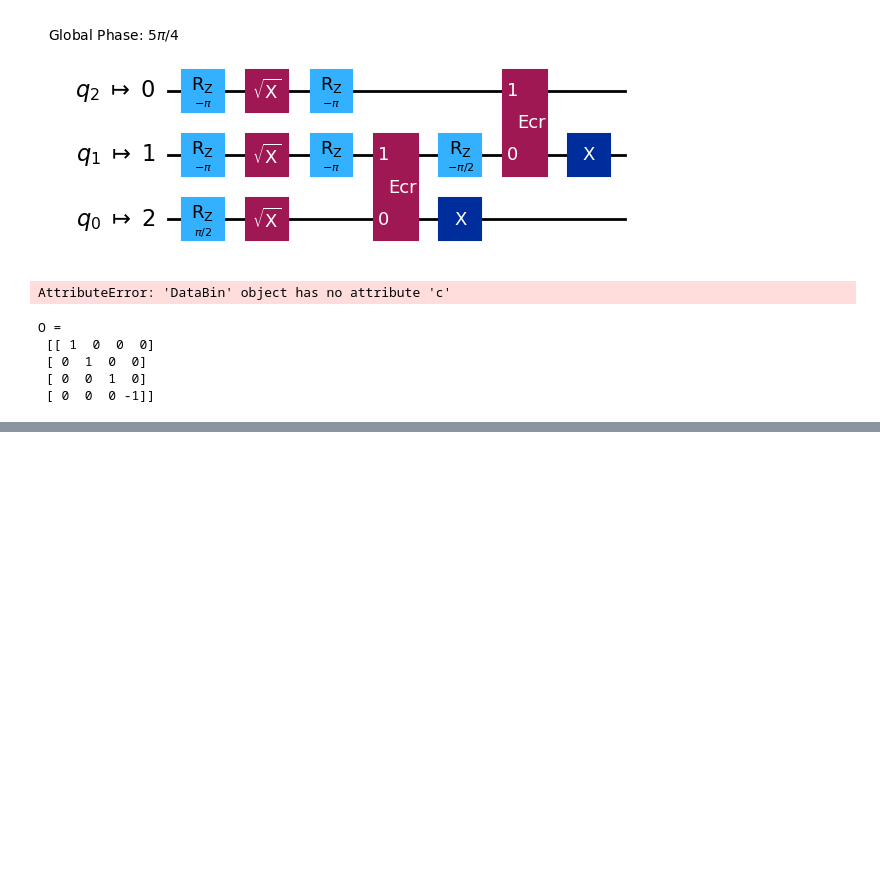
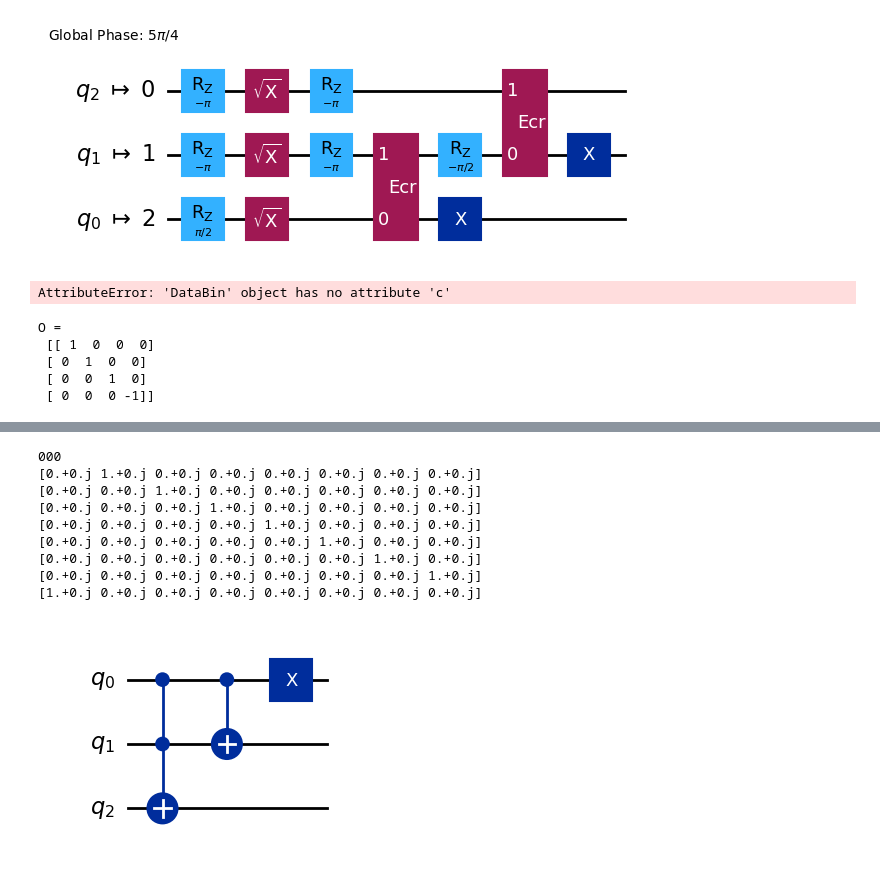
Before and after one commit to Darth-Darsh/Quantum-Computing, a Jupyter notebook: hello world.ipynb, the cells around one changed output, grey strips where cells are left out. Saved outputs shown, nothing was run; the diff lists cells and outputs as text; code cells hidden in the pictures; blank space fills up the shorter version.

```diff
--- a/hello world.ipynb
+++ b/hello world.ipynb
@@ -91,0 +119,26 @@ O =
+# %%
+qc3 = QuantumCircuit(3)
+
+qc3.ccx(0, 1, 2)
+qc3.cx(0, 1)
+qc3.x(0)
+
+initial_state = Statevector.from_label('000')
+print(max(initial_state.probabilities_dict(), key=initial_state.probabilities_dict().get))
+for _ in range(8):
+    final_state = initial_state.evolve(qc3)
+    print(final_state.data)
+    initial_state = final_state
+
+qc3.draw('mpl')
+# %% [output]
+000
+[0.+0.j 1.+0.j 0.+0.j 0.+0.j 0.+0.j 0.+0.j 0.+0.j 0.+0.j]
+[0.+0.j 0.+0.j 1.+0.j 0.+0.j 0.+0.j 0.+0.j 0.+0.j 0.+0.j]
+[0.+0.j 0.+0.j 0.+0.j 1.+0.j 0.+0.j 0.+0.j 0.+0.j 0.+0.j]
+[0.+0.j 0.+0.j 0.+0.j 0.+0.j 1.+0.j 0.+0.j 0.+0.j 0.+0.j]
+[0.+0.j 0.+0.j 0.+0.j 0.+0.j 0.+0.j 1.+0.j 0.+0.j 0.+0.j]
+[0.+0.j 0.+0.j 0.+0.j 0.+0.j 0.+0.j 0.+0.j 1.+0.j 0.+0.j]
+[0.+0.j 0.+0.j 0.+0.j 0.+0.j 0.+0.j 0.+0.j 0.+0.j 1.+0.j]
+[1.+0.j 0.+0.j 0.+0.j 0.+0.j 0.+0.j 0.+0.j 0.+0.j 0.+0.j]
+[figure, added]
```
Also changed, not shown: parts of 1 cell of this notebook, 1 other file.
